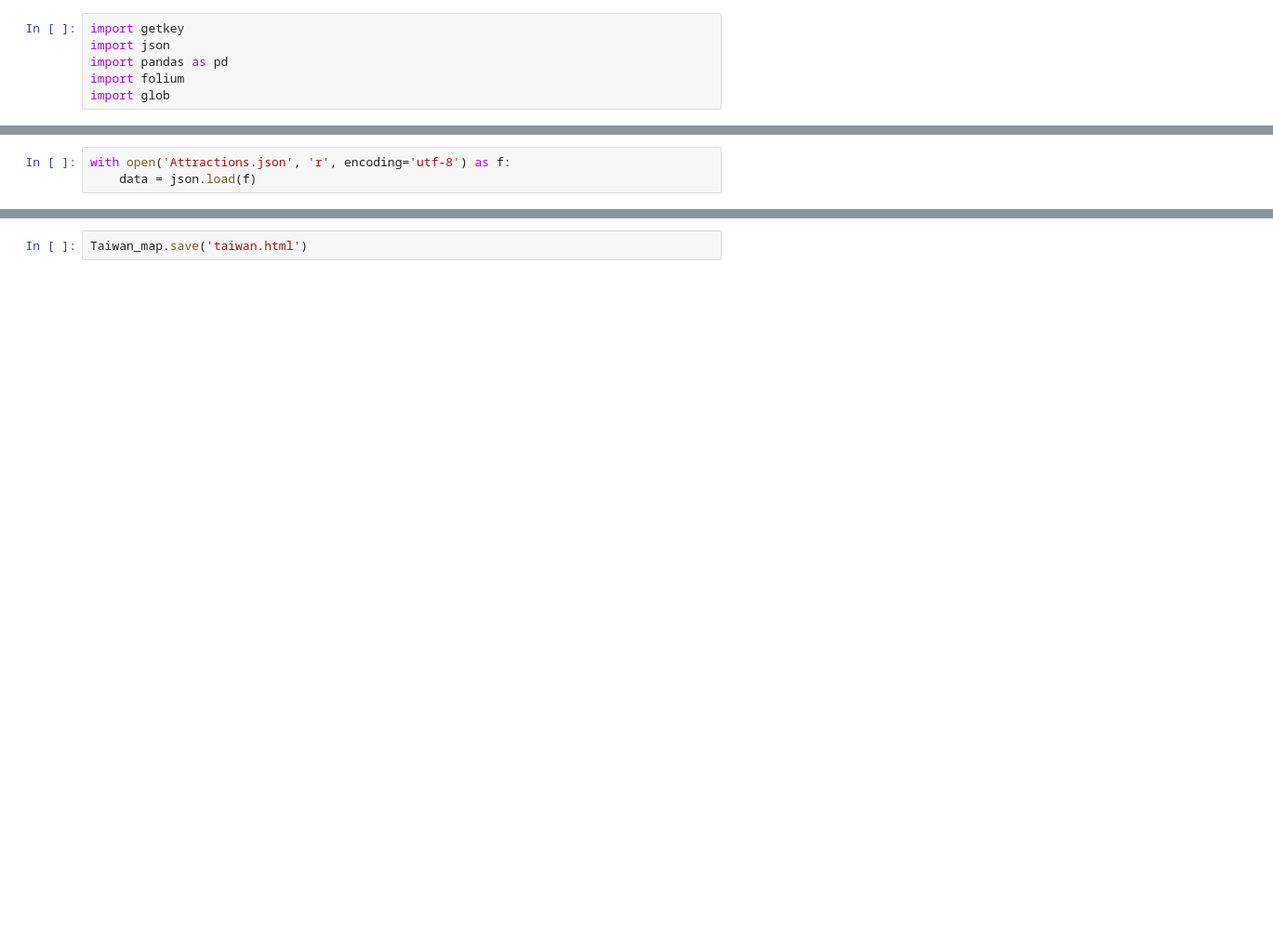
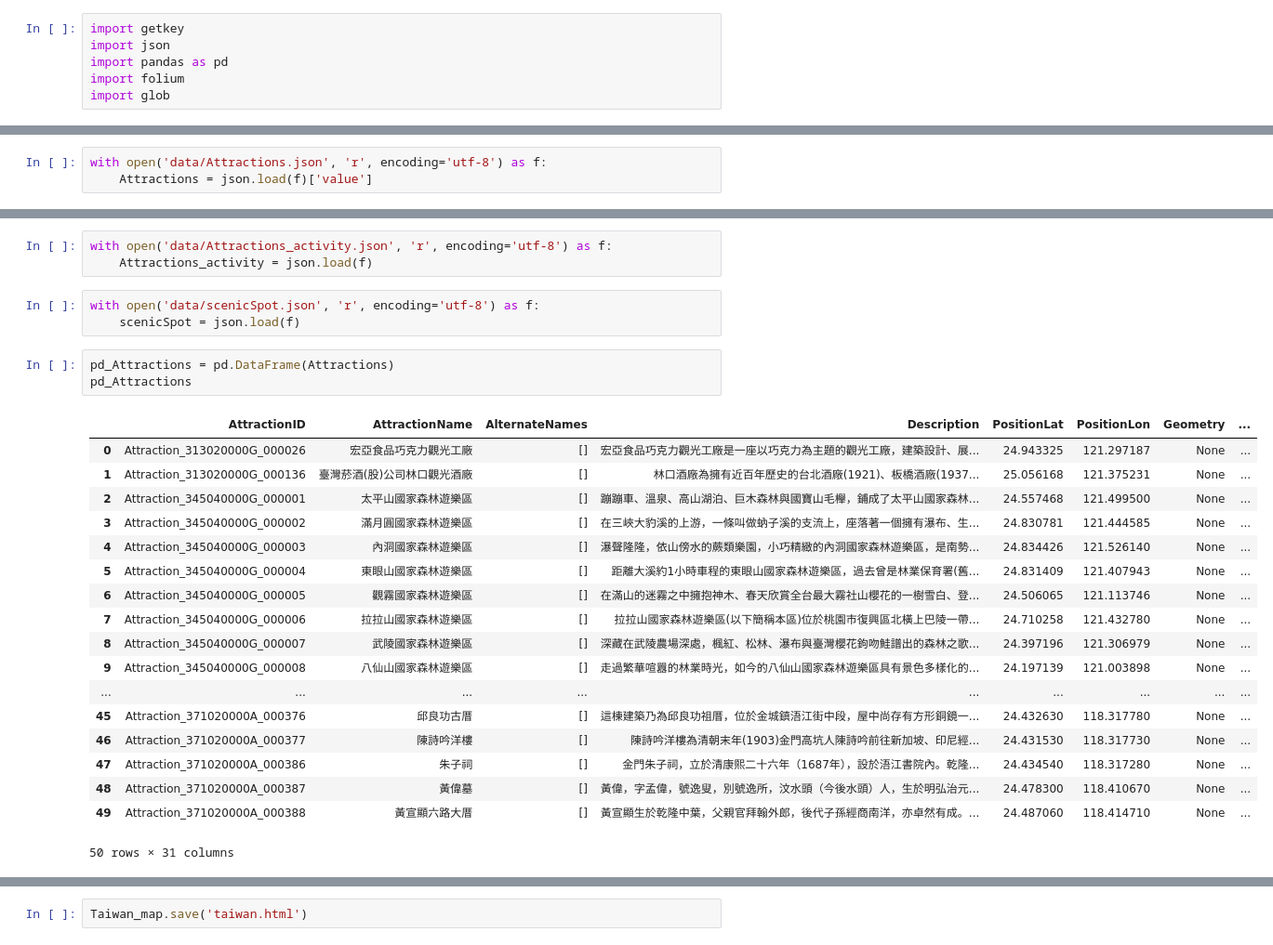
Before and after one commit to gk1221/TDX_app, a Jupyter notebook: project.ipynb, the cells around one changed output, grey strips where cells are left out. Shown at 93% size. Cells and saved outputs as stored; diff of their text form; blank space fills up the shorter version.

Commit message:
update scenic

```diff
--- a/project.ipynb
+++ b/project.ipynb
@@ -17,3 +9,3 @@ getkey.getjson('https://tdx.transportdata.tw/api/tourism/service/odata/V2/Touris
 # %%
-with open('Attractions.json', 'r', encoding='utf-8') as f:
-    data = json.load(f)
+with open('data/Attractions.json', 'r', encoding='utf-8') as f:
+    Attractions = json.load(f)['value']
@@ -60,0 +12,28 @@ scenic
+# %%
+with open('data/Attractions_activity.json', 'r', encoding='utf-8') as f:
+    Attractions_activity = json.load(f)
+# %%
+with open('data/scenicSpot.json', 'r', encoding='utf-8') as f:
+    scenicSpot = json.load(f)
+# %%
+pd_Attractions = pd.DataFrame(Attractions)
+pd_Attractions
+# %% [output]
+|  | AttractionID | AttractionName | AlternateNames | Description | PositionLat | PositionLon | Geometry | ... |
+| 0 | Attraction_313020000G_000026 | 宏亞食品巧克力觀光工廠 | [] | 宏亞食品巧克力觀光工廠是一座以巧克力為主題的觀光工廠，建築設計、展... | 24.943325 | 121.297187 | None | ... |
+| 1 | Attraction_313020000G_000136 | 臺灣菸酒(股)公司林口觀光酒廠 | [] | 林口酒廠為擁有近百年歷史的台北酒廠(1921)、板橋酒廠(1937... | 25.056168 | 121.375231 | None | ... |
+| 2 | Attraction_345040000G_000001 | 太平山國家森林遊樂區 | [] | 蹦蹦車、溫泉、高山湖泊、巨木森林與國寶山毛櫸，鋪成了太平山國家森林... | 24.557468 | 121.499500 | None | ... |
+| 3 | Attraction_345040000G_000002 | 滿月圓國家森林遊樂區 | [] | 在三峽大豹溪的上游，一條叫做蚋子溪的支流上，座落著一個擁有瀑布、生... | 24.830781 | 121.444585 | None | ... |
+| 4 | Attraction_345040000G_000003 | 內洞國家森林遊樂區 | [] | 瀑聲隆隆，依山傍水的蕨類樂園，小巧精緻的內洞國家森林遊樂區，是南勢... | 24.834426 | 121.526140 | None | ... |
+| 5 | Attraction_345040000G_000004 | 東眼山國家森林遊樂區 | [] | 距離大溪約1小時車程的東眼山國家森林遊樂區，過去曾是林業保育署(舊... | 24.831409 | 121.407943 | None | ... |
+| 6 | Attraction_345040000G_000005 | 觀霧國家森林遊樂區 | [] | 在滿山的迷霧之中擁抱神木、春天欣賞全台最大霧社山櫻花的一樹雪白、登... | 24.506065 | 121.113746 | None | ... |
+| 7 | Attraction_345040000G_000006 | 拉拉山國家森林遊樂區 | [] | 拉拉山國家森林遊樂區(以下簡稱本區)位於桃園市復興區北橫上巴陵一帶... | 24.710258 | 121.432780 | None | ... |
+| 8 | Attraction_345040000G_000007 | 武陵國家森林遊樂區 | [] | 深藏在武陵農場深處，楓紅、松林、瀑布與臺灣櫻花鉤吻鮭譜出的森林之歌... | 24.397196 | 121.306979 | None | ... |
+| 9 | Attraction_345040000G_000008 | 八仙山國家森林遊樂區 | [] | 走過繁華喧囂的林業時光，如今的八仙山國家森林遊樂區具有景色多樣化的... | 24.197139 | 121.003898 | None | ... |
+| ... | ... | ... | ... | ... | ... | ... | ... | ... |
+| 45 | Attraction_371020000A_000376 | 邱良功古厝 | [] | 這棟建築乃為邱良功祖厝，位於金城鎮浯江街中段，屋中尚存有方形銅鏡一... | 24.432630 | 118.317780 | None | ... |
+| 46 | Attraction_371020000A_000377 | 陳詩吟洋樓 | [] | 陳詩吟洋樓為清朝末年(1903)金門高坑人陳詩吟前往新加坡、印尼經... | 24.431530 | 118.317730 | None | ... |
+| 47 | Attraction_371020000A_000386 | 朱子祠 | [] | 金門朱子祠，立於清康熙二十六年（1687年），設於浯江書院內。乾隆... | 24.434540 | 118.317280 | None | ... |
+| 48 | Attraction_371020000A_000387 | 黃偉墓 | [] | 黃偉，字孟偉，號逸叟，別號逸所，汶水頭（今後水頭）人，生於明弘治元... | 24.478300 | 118.410670 | None | ... |
+| 49 | Attraction_371020000A_000388 | 黃宣顯六路大厝 | [] | 黃宣顯生於乾隆中葉，父親官拜翰外郎，後代子孫經商南洋，亦卓然有成。... | 24.487060 | 118.414710 | None | ... |
+50 rows × 31 columns
```
Also changed, not shown: parts of 13 cells of this notebook, 18 other files.
